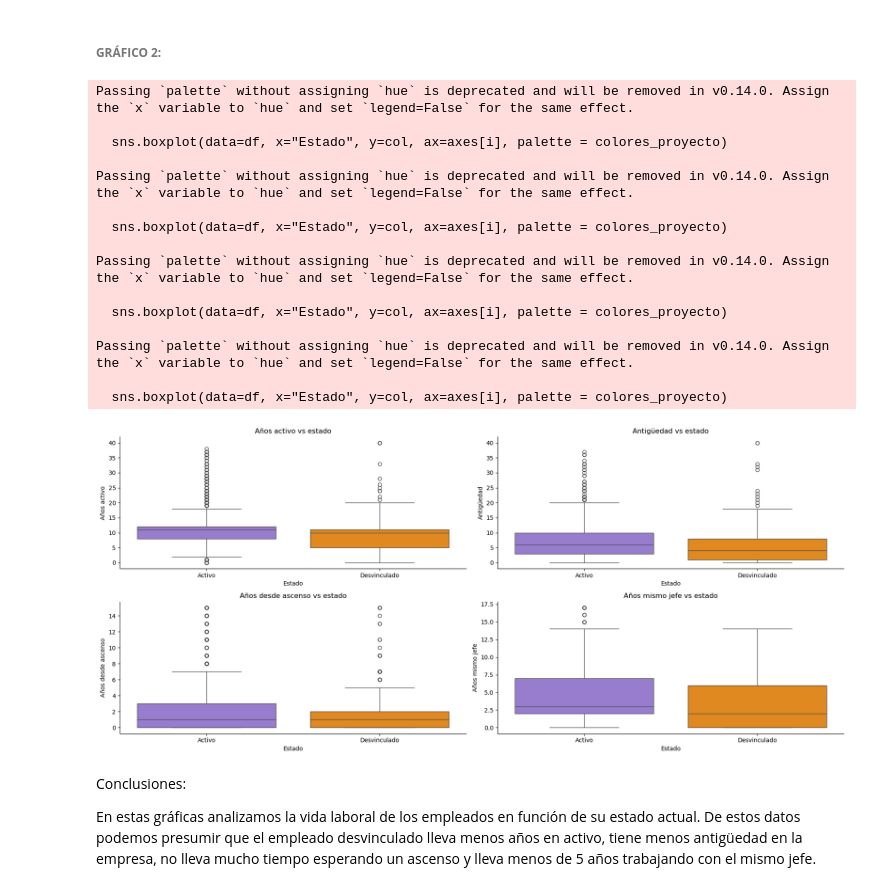
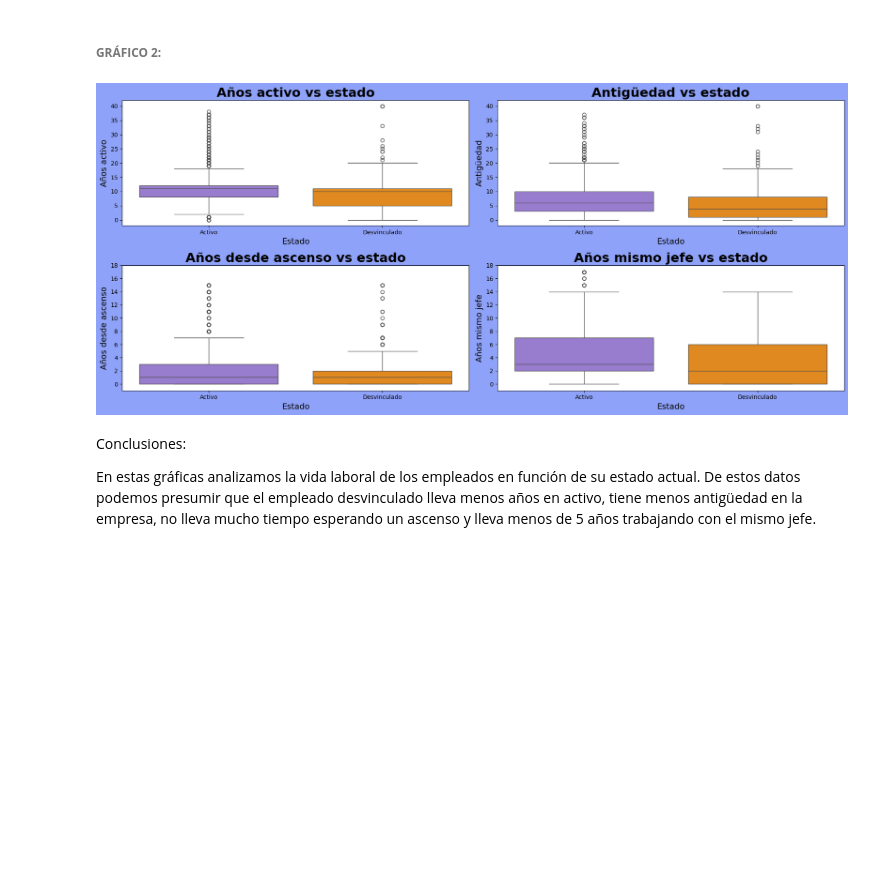
Before and after one commit to SilviaFarled/Modulo-3-Proyecto-Grupo4-Datahoot, a Jupyter notebook: PARTE-4_project-da-promo-52-modulo-3-team-4-VISUALIZACION.ipynb, the cells around one changed output. Drawn from its saved outputs; the diff is of its cells as text; code cells hidden in the pictures; blank space fills up the shorter version.

Commit message:
modificación gráfico 2

```diff
--- a/PARTE-4_project-da-promo-52-modulo-3-team-4-VISUALIZACION.ipynb
+++ b/PARTE-4_project-da-promo-52-modulo-3-team-4-VISUALIZACION.ipynb
@@ -133,54 +139,49 @@ Conclusiones:
 # %%
 # Valoración historia laboral
 
 fig, axes = plt.subplots(2, 2, figsize=(18, 8))  # altura aumentada para que no se solapen
 # Crea una figura con una cuadrícula de 2 filas x 2 columnas para 4 gráficos
 # El tamaño total es ancho 18 y alto 8 para evitar solapamientos
+
+fig.patch.set_facecolor("#8fa2fa")  # color general del fondo
+axes = axes.flatten()  # convierte la matriz 2x2 en una lista de 4 ejes
+
+# Cambiar el fondo de cada gráfico individual
+for ax in axes:
+    ax.set_facecolor("#ffffff")
+# Cambia el color del fondo
 
 columnas = ["Años activo", "Antigüedad", "Años desde ascenso", "Años mismo jefe"]
 # Lista con los nombres de las columnas a graficar
 
 axes = axes.flatten()  # convierte la matriz 2x2 en una lista de 4 ejes
 # Facilita el acceso a cada subplot con índices 0 a 3
 
 for i, col in enumerate(columnas):
     sns.boxplot(data=df, x="Estado", y=col, ax=axes[i], palette = colores_proyecto)
     # Genera un boxplot para la columna 'col' agrupado por 'Estado' en el subplot correspondiente
 
-    axes[i].set_title(f'{col} vs estado')
+    axes[i].set_title(f'{col} vs estado',fontsize=22, fontweight='bold')
     # Establece el título del subplot
 
-    axes[i].set_xlabel("Estado")
+    axes[i].set_xlabel("Estado",fontsize=14)
     # Etiqueta del eje X para cada gráfico
 
-    axes[i].set_ylabel(col)
+    axes[i].set_ylabel(col,fontsize=14)
     # Etiqueta del eje Y con el nombre de la columna
 
-    axes[i].spines[['right', 'top']].set_visible(False)
-    # Oculta los bordes derecho y superior para un diseño más limpio
+# Establecer límites del eje Y solo para la segunda fila (índices 2 y 3)
+for i in [2, 3]:
+    axes[i].set_ylim(-1, 18)
+    axes[i].yaxis.set_major_locator(MaxNLocator(integer=True)) # Utiliza una nueva librería de maxplotlib para convertir el dato del eje y en int
 
 plt.tight_layout()
 # Ajusta los espacios para que no se solapen los gráficos
 
 plt.show()
 # Muestra la figura con los cuatro boxplots
 # %% [output]
-Passing `palette` without assigning `hue` is deprecated and will be removed in v0.14.0. Assign the `x` variable to `hue` and set `legend=False` for the same effect.
-
-  sns.boxplot(data=df, x="Estado", y=col, ax=axes[i], palette = colores_proyecto)
-
-Passing `palette` without assigning `hue` is deprecated and will be removed in v0.14.0. Assign the `x` variable to `hue` and set `legend=False` for the same effect.
-
-  sns.boxplot(data=df, x="Estado", y=col, ax=axes[i], palette = colores_proyecto)
-
-Passing `palette` without assigning `hue` is deprecated and will be removed in v0.14.0. Assign the `x` variable to `hue` and set `legend=False` for the same effect.
-
-  sns.boxplot(data=df, x="Estado", y=col, ax=axes[i], palette = colores_proyecto)
-
-Passing `palette` without assigning `hue` is deprecated and will be removed in v0.14.0. Assign the `x` variable to `hue` and set `legend=False` for the same effect.
-
-  sns.boxplot(data=df, x="Estado", y=col, ax=axes[i], palette = colores_proyecto)
-[figure, old version]
+[figure, new version]
 # %% [markdown]
 Conclusiones:
 
```
Also changed, not shown: parts of 14 cells of this notebook.
